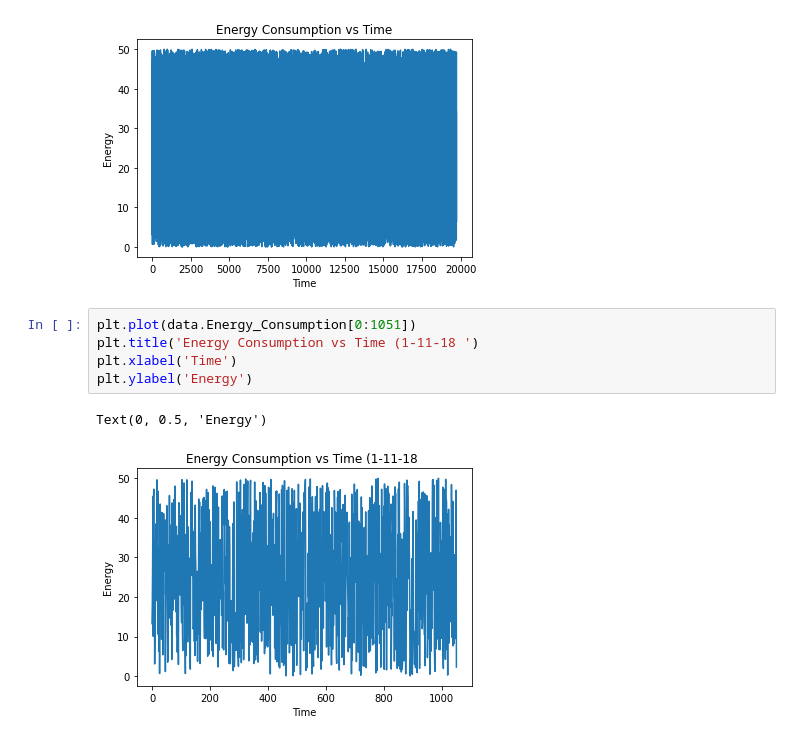
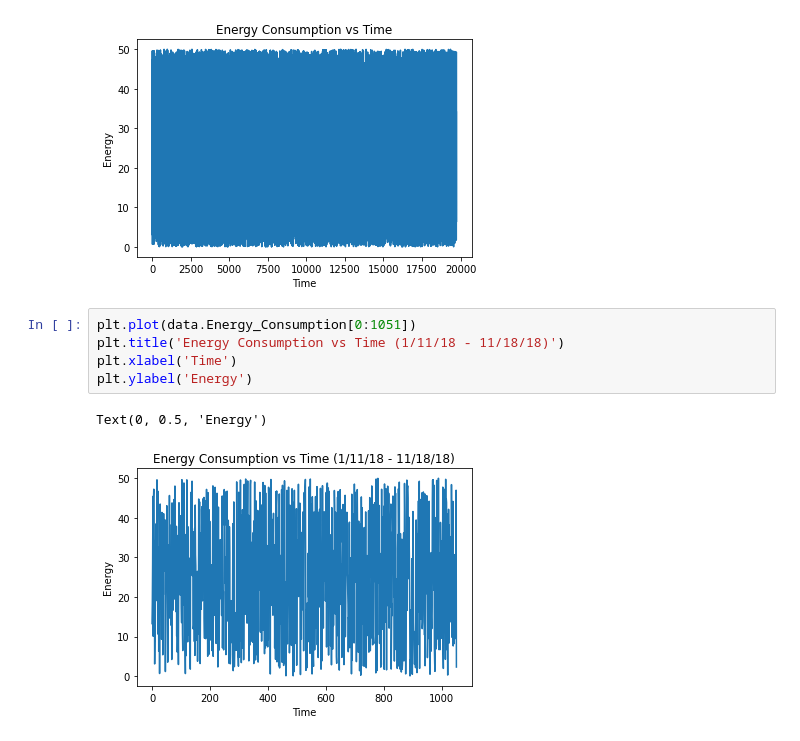
Before and after one commit to MaxTeeple/ME-592, a Jupyter notebook: HW 1/HW1-Teeple.ipynb, the cells around one changed output. Drawn from its saved outputs; the diff is of its cells as text.

```diff
--- a/HW 1/HW1-Teeple.ipynb
+++ b/HW 1/HW1-Teeple.ipynb
@@ -56,11 +56,11 @@ Text(0, 0.5, 'Energy')
 [figure]
 # %%
 plt.plot(data.Energy_Consumption[0:1051])
-plt.title('Energy Consumption vs Time (1-11-18 ')
+plt.title('Energy Consumption vs Time (1/11/18 - 11/18/18)')
 plt.xlabel('Time')
 plt.ylabel('Energy')
 # %% [output]
 Text(0, 0.5, 'Energy')
-[figure, old version]
+[figure, new version]
 # %%
 df = pd.read_csv('/content/drive/MyDrive/Colab Notebooks/ME 592X/ME-592/HW 1/energydata_complete.csv',
```
Also changed, not shown: parts of 5 cells of this notebook.
